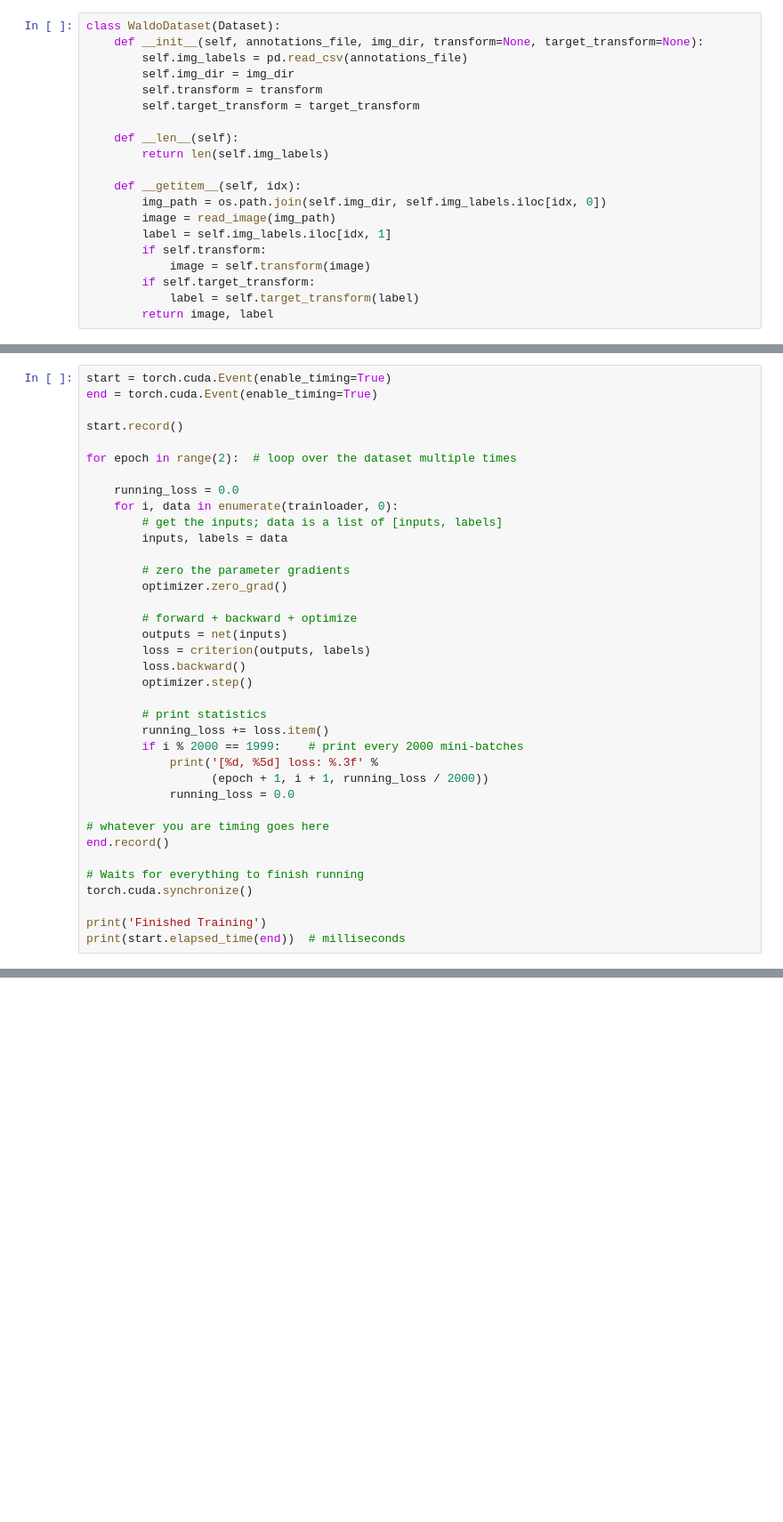
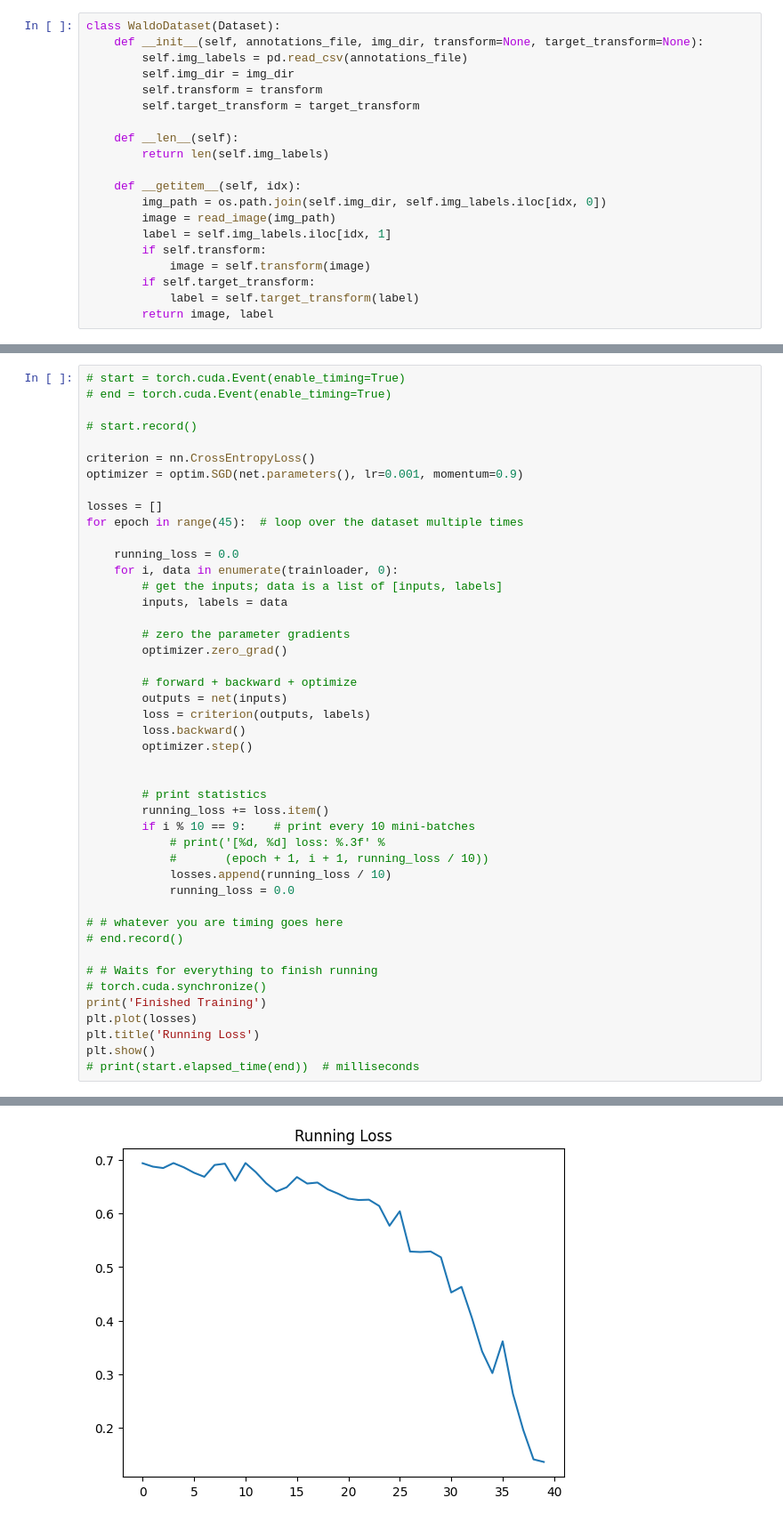
Before and after one commit to lizocf/Theres-Waldo, a Jupyter notebook: binary_classification.ipynb, the cells around one changed output, grey strips where cells are left out. Shown at 89% size. Drawn from its saved outputs; the diff is of its cells as text; blank space fills up the shorter version.

```diff
--- a/binary_classification.ipynb
+++ b/binary_classification.ipynb
@@ -148,10 +183,14 @@ optimizer = optim.SGD(net.parameters(), lr=0.001, momentum=0.9)
 # %%
-start = torch.cuda.Event(enable_timing=True)
-end = torch.cuda.Event(enable_timing=True)
+# start = torch.cuda.Event(enable_timing=True)
+# end = torch.cuda.Event(enable_timing=True)
 
-start.record()
+# start.record()
 
-for epoch in range(2):  # loop over the dataset multiple times
+criterion = nn.CrossEntropyLoss()
+optimizer = optim.SGD(net.parameters(), lr=0.001, momentum=0.9)
+
+losses = []
+for epoch in range(45):  # loop over the dataset multiple times
 
     running_loss = 0.0
     for i, data in enumerate(trainloader, 0):
@@ -167,18 +206,23 @@ for epoch in range(2):  # loop over the dataset multiple times
         loss.backward()
         optimizer.step()
 
+
         # print statistics
         running_loss += loss.item()
-        if i % 2000 == 1999:    # print every 2000 mini-batches
-            print('[%d, %5d] loss: %.3f' %
-                  (epoch + 1, i + 1, running_loss / 2000))
+        if i % 10 == 9:    # print every 10 mini-batches
+            # print('[%d, %d] loss: %.3f' %
+            #       (epoch + 1, i + 1, running_loss / 10))
+            losses.append(running_loss / 10)
             running_loss = 0.0
 
-# whatever you are timing goes here
-end.record()
+# # whatever you are timing goes here
+# end.record()
 
-# Waits for everything to finish running
-torch.cuda.synchronize()
-
+# # Waits for everything to finish running
+# torch.cuda.synchronize()
 print('Finished Training')
-print(start.elapsed_time(end))  # milliseconds
+plt.plot(losses)
+plt.title('Running Loss')
+plt.show()
+# print(start.elapsed_time(end))  # milliseconds
+# %% [output]
@@ -184,0 +230 @@ print(start.elapsed_time(end))  # milliseconds
+[figure, added]
```
Also changed, not shown: parts of 22 cells of this notebook, 1 other file.
